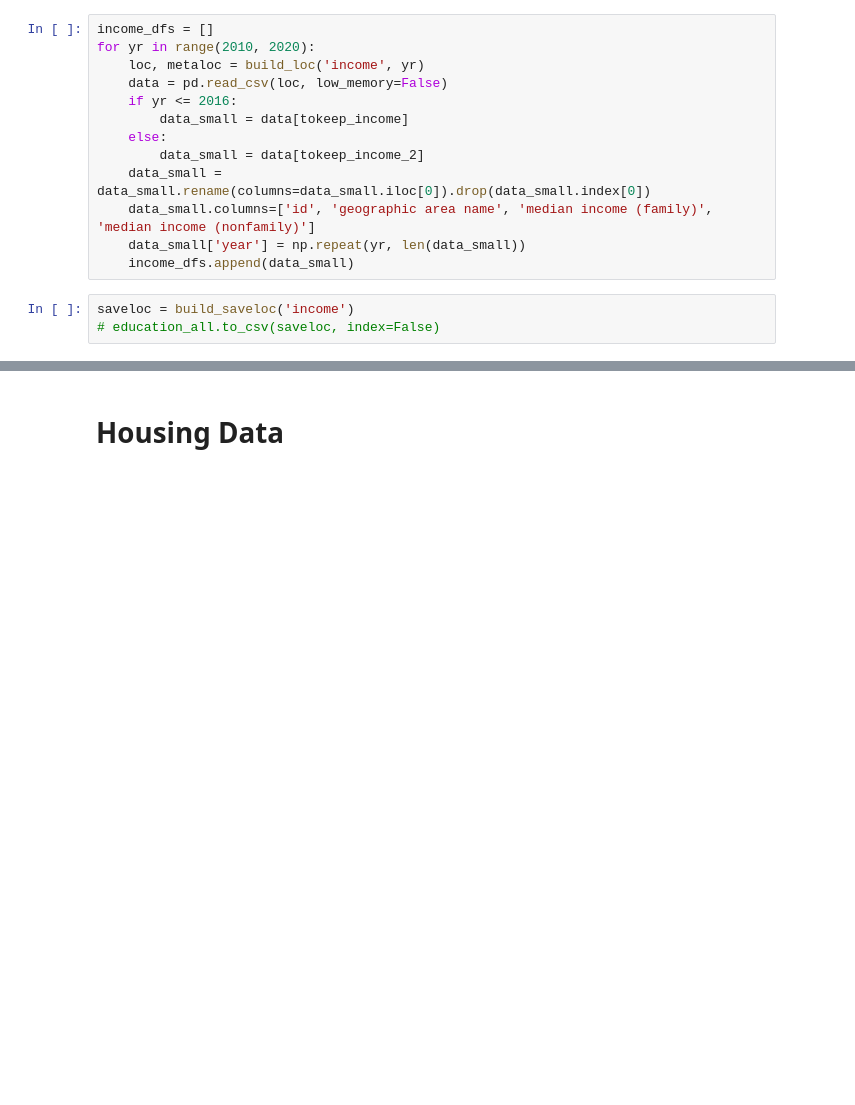
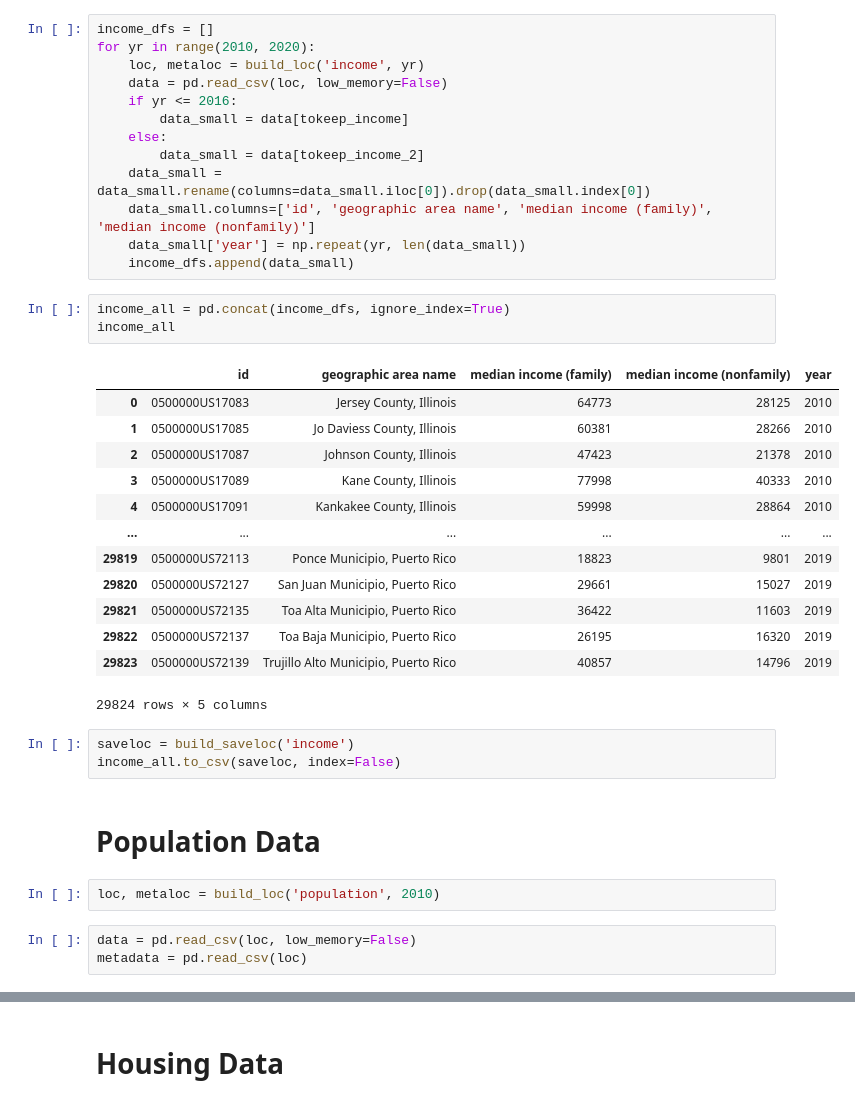
Before and after one commit to samaygarg/evprediction, a Jupyter notebook: cleaning/datacleaning_features.ipynb, the cells around one changed output, grey strips where cells are left out. Drawn from its saved outputs; the diff is of its cells as text; blank space fills up the shorter version.

Commit message:
uploaded population data

```diff
--- a/cleaning/datacleaning_features.ipynb
+++ b/cleaning/datacleaning_features.ipynb
@@ -173,6 +173,30 @@ for yr in range(2010, 2020):
     data_small.columns=['id', 'geographic area name', 'median income (family)', 'median income (nonfamily)']
     data_small['year'] = np.repeat(yr, len(data_small))
     income_dfs.append(data_small)
+# %%
+income_all = pd.concat(income_dfs, ignore_index=True)
+income_all
+# %% [output]
+|  | id | geographic area name | median income (family) | median income (nonfamily) | year |
+| 0 | 0500000US17083 | Jersey County, Illinois | 64773 | 28125 | 2010 |
+| 1 | 0500000US17085 | Jo Daviess County, Illinois | 60381 | 28266 | 2010 |
+| 2 | 0500000US17087 | Johnson County, Illinois | 47423 | 21378 | 2010 |
+| 3 | 0500000US17089 | Kane County, Illinois | 77998 | 40333 | 2010 |
+| 4 | 0500000US17091 | Kankakee County, Illinois | 59998 | 28864 | 2010 |
+| ... | ... | ... | ... | ... | ... |
+| 29819 | 0500000US72113 | Ponce Municipio, Puerto Rico | 18823 | 9801 | 2019 |
+| 29820 | 0500000US72127 | San Juan Municipio, Puerto Rico | 29661 | 15027 | 2019 |
+| 29821 | 0500000US72135 | Toa Alta Municipio, Puerto Rico | 36422 | 11603 | 2019 |
+| 29822 | 0500000US72137 | Toa Baja Municipio, Puerto Rico | 26195 | 16320 | 2019 |
+| 29823 | 0500000US72139 | Trujillo Alto Municipio, Puerto Rico | 40857 | 14796 | 2019 |
+29824 rows × 5 columns
 # %%
 saveloc = build_saveloc('income')
-# education_all.to_csv(saveloc, index=False)
+income_all.to_csv(saveloc, index=False)
+# %% [markdown]
+# Population Data
+# %%
+loc, metaloc = build_loc('population', 2010)
+# %%
+data = pd.read_csv(loc, low_memory=False)
+metadata = pd.read_csv(loc)
```
Also changed, not shown: parts of 8 cells of this notebook, 2 other files.
